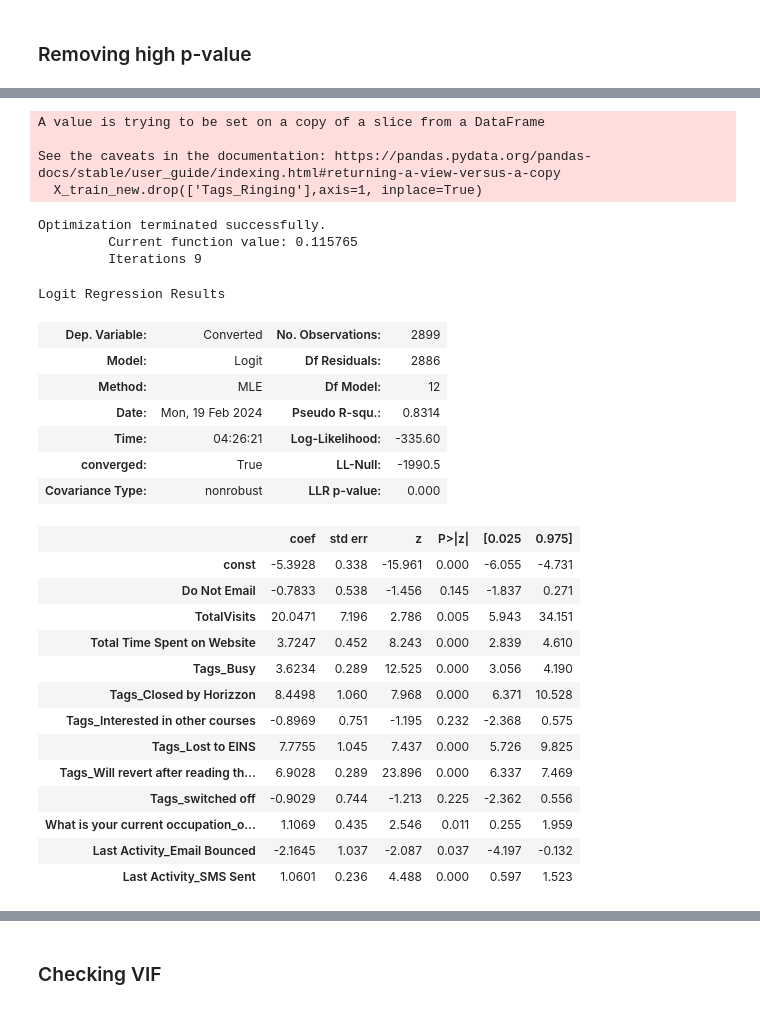
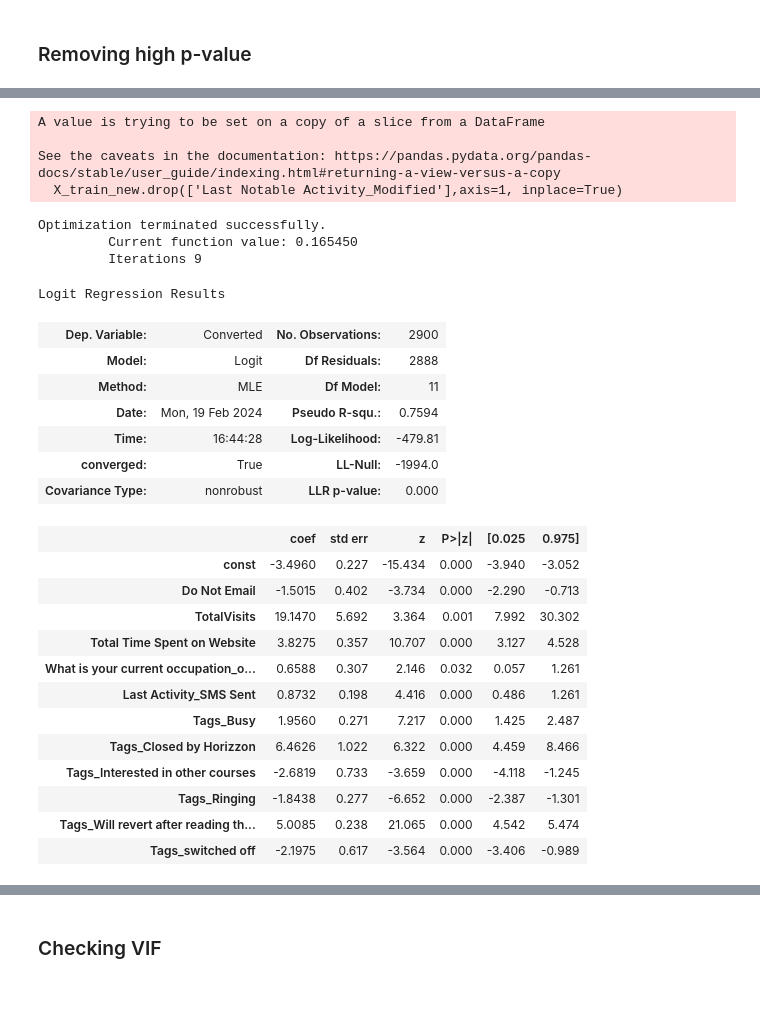
Before and after one commit to notvarunseth/ml-assignment, a Jupyter notebook: 1_notebook.ipynb, the cells around one changed output, grey strips where cells are left out. Drawn from its saved outputs; the diff is of its cells as text; code cells hidden in the pictures.

Commit message:
added minor imputation and low-variation column removal
- This had impact on model building. Changed some steps

```diff
--- a/1_notebook.ipynb
+++ b/1_notebook.ipynb
@@ -244,5 +328,5 @@ scaler = MinMaxScaler()
 # Apply scaler() to all the columns except the binary and categorical
 num_vars = ['TotalVisits', 'Total Time Spent on Website', 'Page Views Per Visit']
 
-df[num_vars] = scaler.fit_transform(df[num_vars])
+df_model[num_vars] = scaler.fit_transform(df_model[num_vars])
 # %%
@@ -271,11 +349,11 @@ Index(['Lead Origin', 'Lead Source', 'Last Activity', 'Country',
 cat_columns = list(set(['Lead Origin', 'Lead Source', 'Last Activity', 'Country',
        'Specialization', 'What is your current occupation',
        'What matters most to you in choosing a course', 'Tags', 'City',
-       'Last Notable Activity']).intersection(df.columns))
+       'Last Notable Activity']).intersection(df_model.columns))
 
-df = pd.get_dummies(df, drop_first=True, columns=cat_columns)
+df_model = pd.get_dummies(df_model, drop_first=True, columns=cat_columns)
 
-for col in df.columns:
-    if df[col].dtype == 'bool':
-        df[col] = df[col].astype(int)
+for col in df_model.columns:
+    if df_model[col].dtype == 'bool':
+        df_model[col] = df_model[col].astype(int)
 # %%
@@ -305,7 +383,7 @@ from sklearn.model_selection import train_test_split
 
 # We specify this so that the train and test data set always have the same rows, respectively
 
-df_train, df_test = train_test_split(df, train_size = 0.8, test_size = 1-TRAIN_SIZE, random_state = RANDOM_STATE)
+df_train, df_test = train_test_split(df_model, train_size = 0.8, test_size = 1-TRAIN_SIZE, random_state = RANDOM_STATE)
 
 y_train = df_train[Y_LABEL]
 X_train = df_train.drop(columns=Y_LABEL)
@@ -465,0 +543,4 @@ Logit Regression Results
+# %%
+X_train_new.drop(['Tags_Lost to EINS'],axis=1, inplace=True)
+lm = build_model(X_train_new, y_train)
+lm.summary()
@@ -501,34 +612,33 @@ Logit Regression Results
 # %%
-X_train_new.drop(['Tags_Ringing'],axis=1, inplace=True)
+X_train_new.drop(['Last Notable Activity_Modified'],axis=1, inplace=True)
 lm = build_model(X_train_new, y_train)
 lm.summary()
 # %% [output]
 A value is trying to be set on a copy of a slice from a DataFrame
 
 See the caveats in the documentation: https://pandas.pydata.org/pandas-docs/stable/user_guide/indexing.html#returning-a-view-versus-a-copy
-  X_train_new.drop(['Tags_Ringing'],axis=1, inplace=True)
+  X_train_new.drop(['Last Notable Activity_Modified'],axis=1, inplace=True)
 Optimization terminated successfully.
-         Current function value: 0.115765
+         Current function value: 0.165450
          Iterations 9
 Logit Regression Results
-| Dep. Variable: | Converted | No. Observations: | 2899 |
-| Model: | Logit | Df Residuals: | 2886 |
-| Method: | MLE | Df Model: | 12 |
-| Date: | Mon, 19 Feb 2024 | Pseudo R-squ.: | 0.8314 |
-| Time: | 04:26:21 | Log-Likelihood: | -335.60 |
-| converged: | True | LL-Null: | -1990.5 |
+| Dep. Variable: | Converted | No. Observations: | 2900 |
+| Model: | Logit | Df Residuals: | 2888 |
+| Method: | MLE | Df Model: | 11 |
+| Date: | Mon, 19 Feb 2024 | Pseudo R-squ.: | 0.7594 |
+| Time: | 16:44:28 | Log-Likelihood: | -479.81 |
+| converged: | True | LL-Null: | -1994.0 |
 | Covariance Type: | nonrobust | LLR p-value: | 0.000 |
 |  | coef | std err | z | P>|z| | [0.025 | 0.975] |
-| const | -5.3928 | 0.338 | -15.961 | 0.000 | -6.055 | -4.731 |
-| Do Not Email | -0.7833 | 0.538 | -1.456 | 0.145 | -1.837 | 0.271 |
-| TotalVisits | 20.0471 | 7.196 | 2.786 | 0.005 | 5.943 | 34.151 |
-| Total Time Spent on Website | 3.7247 | 0.452 | 8.243 | 0.000 | 2.839 | 4.610 |
-| Tags_Busy | 3.6234 | 0.289 | 12.525 | 0.000 | 3.056 | 4.190 |
-| Tags_Closed by Horizzon | 8.4498 | 1.060 | 7.968 | 0.000 | 6.371 | 10.528 |
-| Tags_Interested in other courses | -0.8969 | 0.751 | -1.195 | 0.232 | -2.368 | 0.575 |
-| Tags_Lost to EINS | 7.7755 | 1.045 | 7.437 | 0.000 | 5.726 | 9.825 |
-| Tags_Will revert after reading th... | 6.9028 | 0.289 | 23.896 | 0.000 | 6.337 | 7.469 |
-| Tags_switched off | -0.9029 | 0.744 | -1.213 | 0.225 | -2.362 | 0.556 |
-| What is your current occupation_o... | 1.1069 | 0.435 | 2.546 | 0.011 | 0.255 | 1.959 |
-| Last Activity_Email Bounced | -2.1645 | 1.037 | -2.087 | 0.037 | -4.197 | -0.132 |
-| Last Activity_SMS Sent | 1.0601 | 0.236 | 4.488 | 0.000 | 0.597 | 1.523 |
+| const | -3.4960 | 0.227 | -15.434 | 0.000 | -3.940 | -3.052 |
+| Do Not Email | -1.5015 | 0.402 | -3.734 | 0.000 | -2.290 | -0.713 |
+| TotalVisits | 19.1470 | 5.692 | 3.364 | 0.001 | 7.992 | 30.302 |
+| Total Time Spent on Website | 3.8275 | 0.357 | 10.707 | 0.000 | 3.127 | 4.528 |
+| What is your current occupation_o... | 0.6588 | 0.307 | 2.146 | 0.032 | 0.057 | 1.261 |
+| Last Activity_SMS Sent | 0.8732 | 0.198 | 4.416 | 0.000 | 0.486 | 1.261 |
+| Tags_Busy | 1.9560 | 0.271 | 7.217 | 0.000 | 1.425 | 2.487 |
+| Tags_Closed by Horizzon | 6.4626 | 1.022 | 6.322 | 0.000 | 4.459 | 8.466 |
+| Tags_Interested in other courses | -2.6819 | 0.733 | -3.659 | 0.000 | -4.118 | -1.245 |
+| Tags_Ringing | -1.8438 | 0.277 | -6.652 | 0.000 | -2.387 | -1.301 |
+| Tags_Will revert after reading th... | 5.0085 | 0.238 | 21.065 | 0.000 | 4.542 | 5.474 |
+| Tags_switched off | -2.1975 | 0.617 | -3.564 | 0.000 | -3.406 | -0.989 |
```
Also changed, not shown: parts of 39 cells of this notebook.
